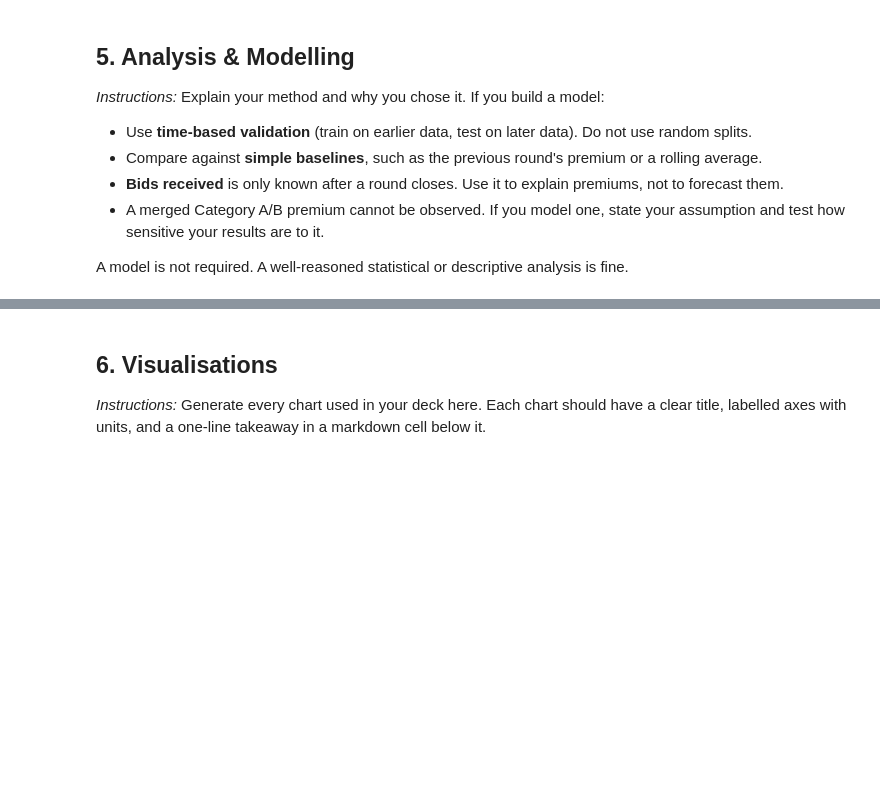
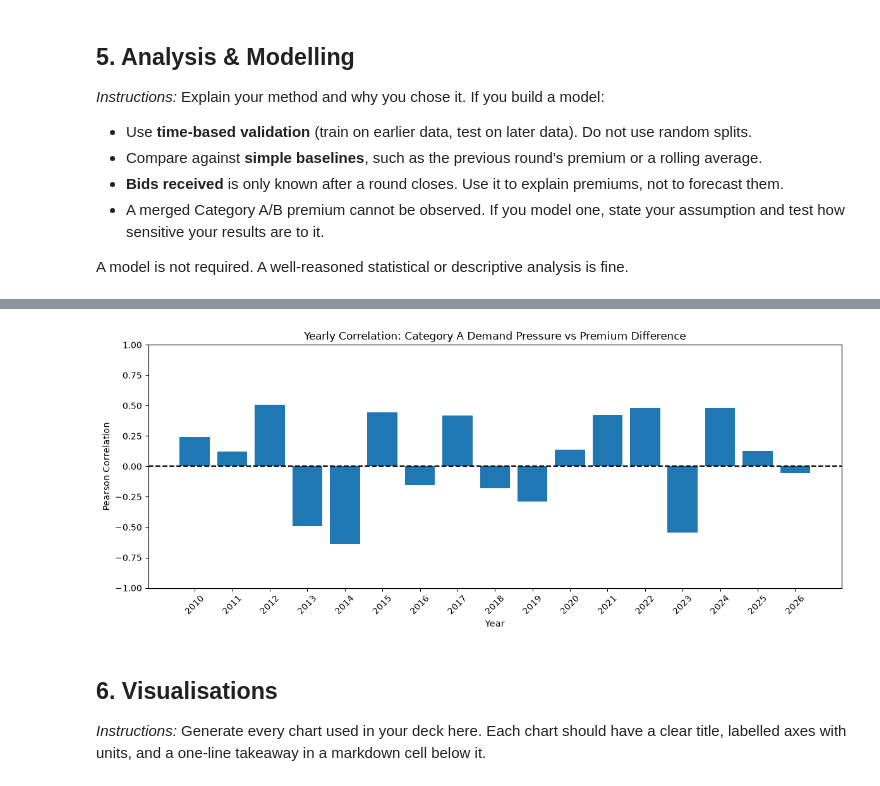
Before and after one commit to XiongZirui/mixue, a Jupyter notebook: main.ipynb, the cells around one changed output, grey strips where cells are left out. Saved outputs shown, nothing was run; the diff lists cells and outputs as text; code cells hidden in the pictures; blank space fills up the shorter version.

```diff
--- a/main.ipynb
+++ b/main.ipynb
@@ -685,3 +894,31 @@ A model is not required. A well-reasoned statistical or descriptive analysis is
+# %%
+# Prepare data
+corr_df = pd.DataFrame({
+    "Pressure A": pressure["Category A"],
+    "Premium Difference": premium["Category B"] - premium["Category A"]
+}).dropna()
+
+# Calculate yearly correlations
+yearly_corr = (
+    corr_df
+    .groupby(corr_df.index.year)
+    .apply(lambda x: x["Pressure A"].corr(x["Premium Difference"]))
+)
+
+# Plot
+plt.figure(figsize=(12, 5))
+plt.bar(yearly_corr.index, yearly_corr.values)
+
+plt.title("Yearly Correlation: Category A Demand Pressure vs Premium Difference")
+plt.xlabel("Year")
+plt.ylabel("Pearson Correlation")
+plt.ylim(-1, 1)
+plt.axhline(0, color="black", linestyle="--")
+plt.xticks(yearly_corr.index, rotation=45)
+plt.tight_layout()
+plt.show()
+# %% [output]
+[figure, added]
 # %% [markdown]
 ## 6. Visualisations
 
```
Also changed, not shown: parts of 7 cells of this notebook, 2 other files.
